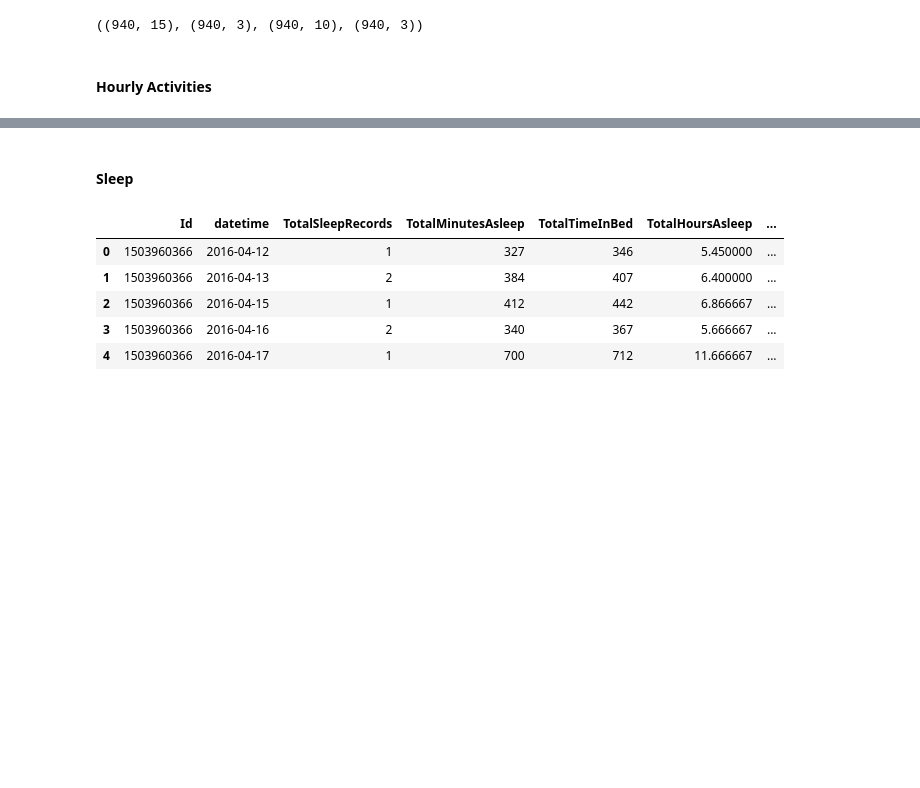
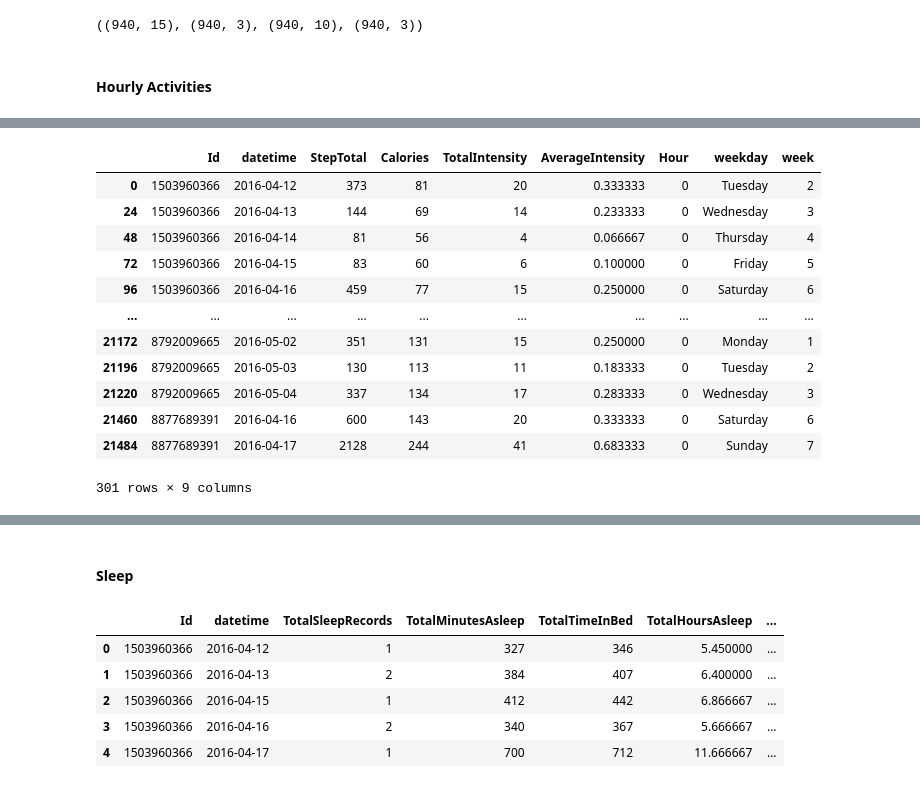
Before and after one commit to mrakelinggar/Google-Data-Analytics-Capstone---Bellabeat, a Jupyter notebook: 1 - Data Checker.ipynb, the cells around one changed output, grey strips where cells are left out. Drawn from its saved outputs; the diff is of its cells as text; code cells hidden in the pictures; blank space fills up the shorter version.

```diff
--- a/1 - Data Checker.ipynb
+++ b/1 - Data Checker.ipynb
@@ -1128,0 +1097,16 @@ minuteCaloriesNarrow_merged.datetime.min(), minuteCaloriesNarrow_merged.datetime
+# %%
+hourly_merged.query('Hour == 0 & StepTotal > 0')
+# %% [output]
+|  | Id | datetime | StepTotal | Calories | TotalIntensity | AverageIntensity | Hour | weekday | week |
+| 0 | 1503960366 | 2016-04-12 | 373 | 81 | 20 | 0.333333 | 0 | Tuesday | 2 |
+| 24 | 1503960366 | 2016-04-13 | 144 | 69 | 14 | 0.233333 | 0 | Wednesday | 3 |
+| 48 | 1503960366 | 2016-04-14 | 81 | 56 | 4 | 0.066667 | 0 | Thursday | 4 |
+| 72 | 1503960366 | 2016-04-15 | 83 | 60 | 6 | 0.100000 | 0 | Friday | 5 |
+| 96 | 1503960366 | 2016-04-16 | 459 | 77 | 15 | 0.250000 | 0 | Saturday | 6 |
+| ... | ... | ... | ... | ... | ... | ... | ... | ... | ... |
+| 21172 | 8792009665 | 2016-05-02 | 351 | 131 | 15 | 0.250000 | 0 | Monday | 1 |
+| 21196 | 8792009665 | 2016-05-03 | 130 | 113 | 11 | 0.183333 | 0 | Tuesday | 2 |
+| 21220 | 8792009665 | 2016-05-04 | 337 | 134 | 17 | 0.283333 | 0 | Wednesday | 3 |
+| 21460 | 8877689391 | 2016-04-16 | 600 | 143 | 20 | 0.333333 | 0 | Saturday | 6 |
+| 21484 | 8877689391 | 2016-04-17 | 2128 | 244 | 41 | 0.683333 | 0 | Sunday | 7 |
+301 rows × 9 columns
```
Also changed, not shown: parts of 49 cells of this notebook, 2 other files.
